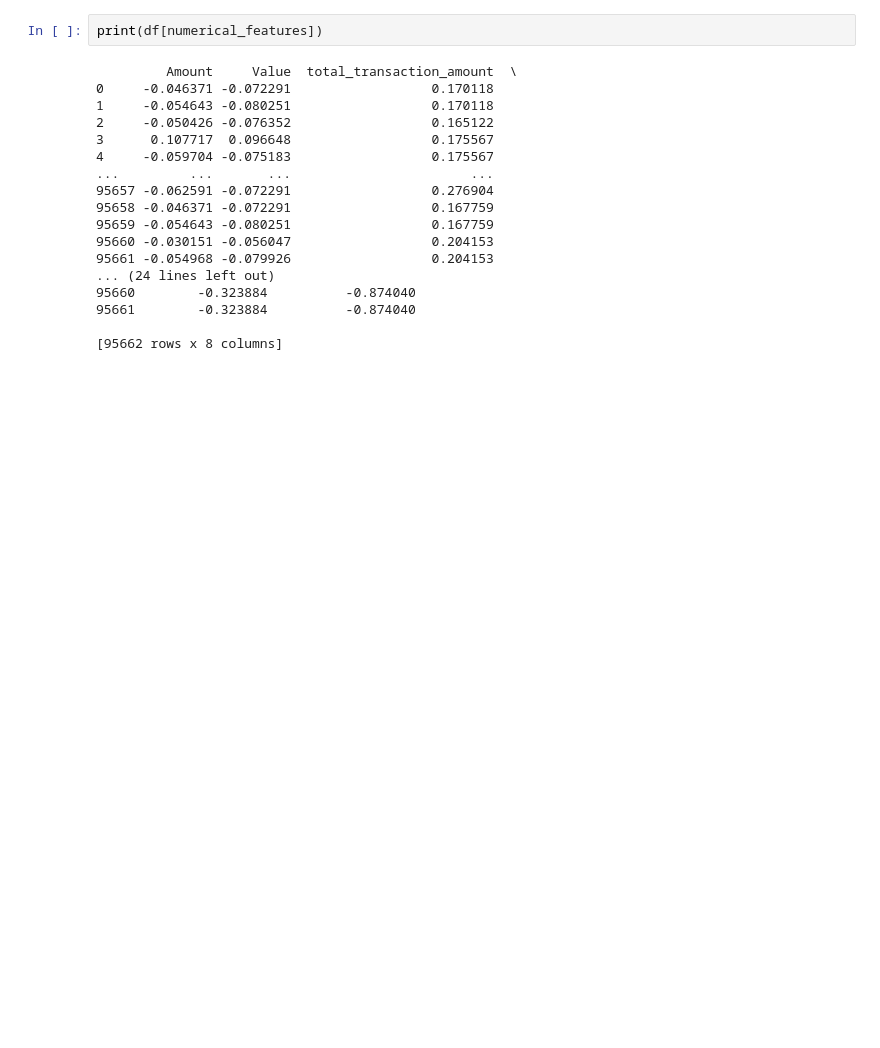
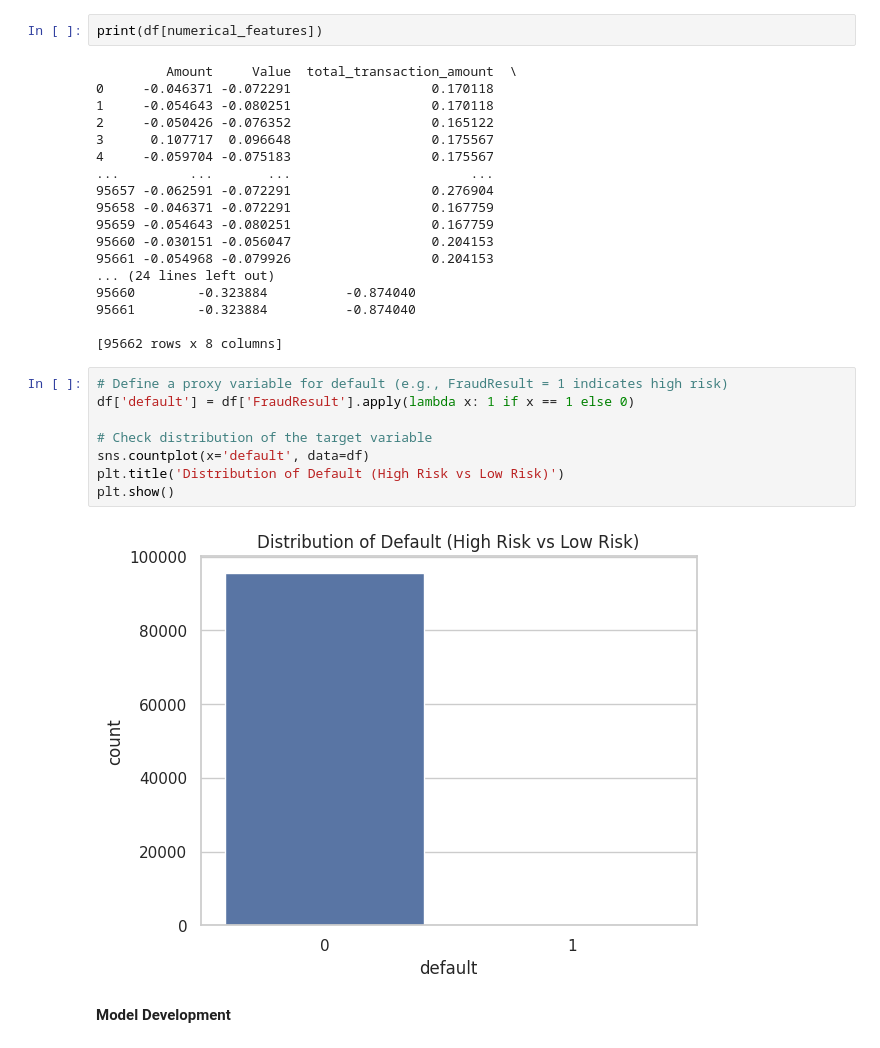
Before and after one commit to gashawgedef/KAIM-W6-Bati-Bank-Creadit-Scoring-Model, a Jupyter notebook: notebooks/bati_bank_analysis.ipynb, the cells around one changed output. Cells and saved outputs as stored; diff of their text form; blank space fills up the shorter version.

```diff
--- a/notebooks/bati_bank_analysis.ipynb
+++ b/notebooks/bati_bank_analysis.ipynb
@@ -732,3 +727,15 @@ print(df[numerical_features])
 95661        -0.323884          -0.874040
 
 [95662 rows x 8 columns]
+# %%
+# Define a proxy variable for default (e.g., FraudResult = 1 indicates high risk)
+df['default'] = df['FraudResult'].apply(lambda x: 1 if x == 1 else 0)
+
+# Check distribution of the target variable
+sns.countplot(x='default', data=df)
+plt.title('Distribution of Default (High Risk vs Low Risk)')
+plt.show()
+# %% [output]
+[figure, added]
+# %% [markdown]
+**Model Development**
```
Also changed, not shown: parts of 9 cells of this notebook.
